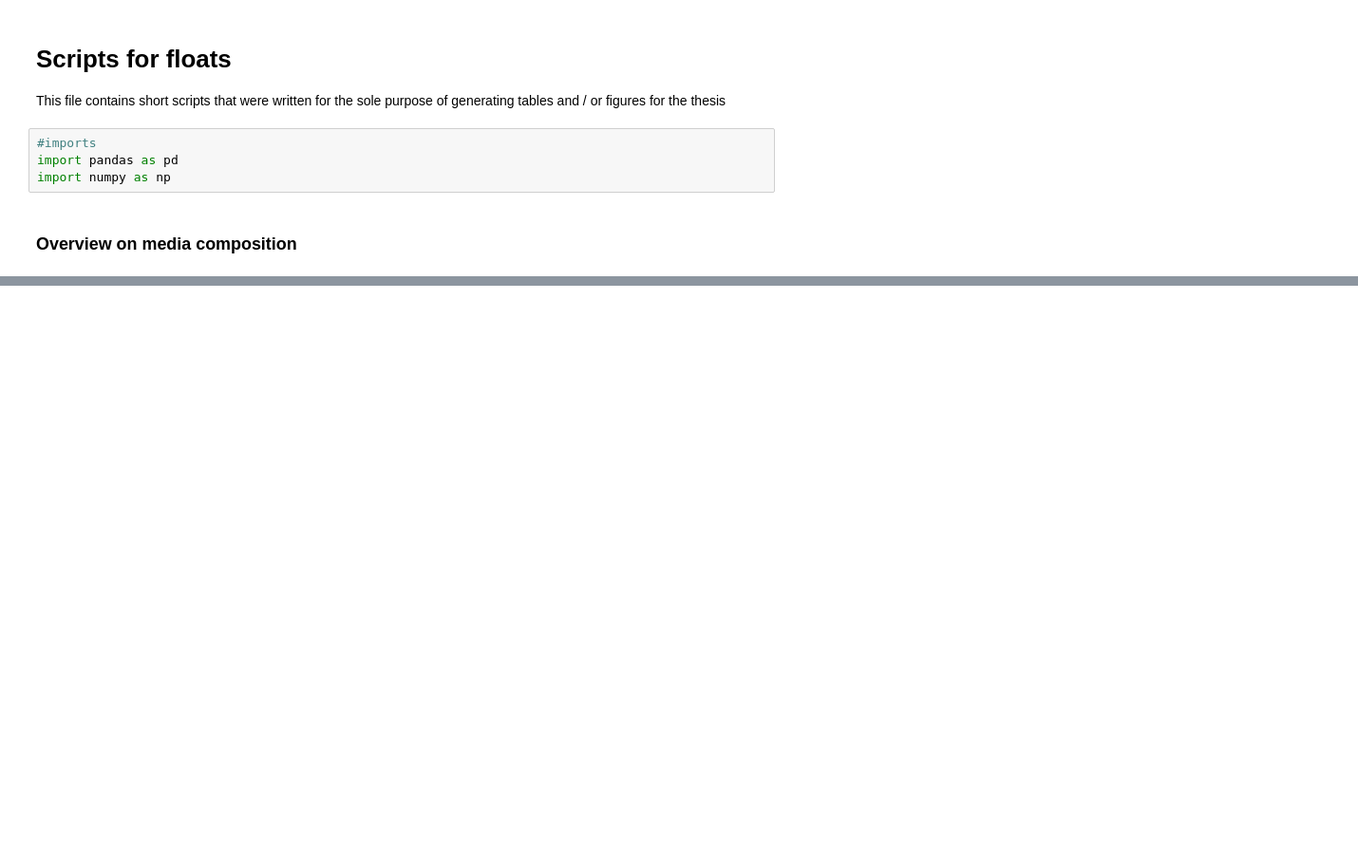
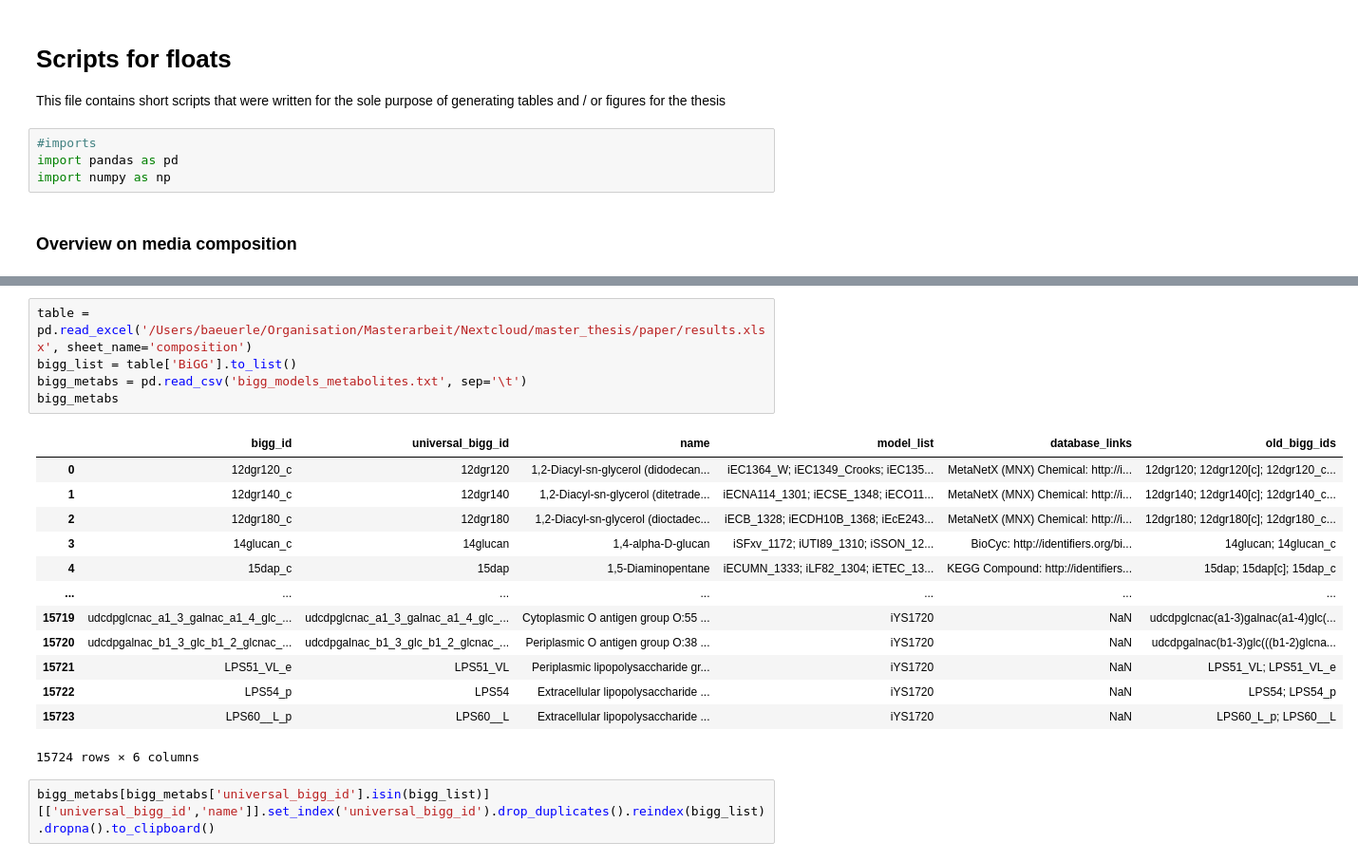
Before and after one commit to draeger-lab/C_striatum_wetlab, a Jupyter notebook: other_data/figures_tables_thesis.ipynb, the cells around one changed output, grey strips where cells are left out. Shown at 95% size. Cells and saved outputs as stored; diff of their text form; blank space fills up the shorter version.

```diff
--- a/other_data/figures_tables_thesis.ipynb
+++ b/other_data/figures_tables_thesis.ipynb
@@ -31,0 +40,21 @@ all.to_latex(index=False)
+# %%
+table = pd.read_excel('/Users/baeuerle/Organisation/Masterarbeit/Nextcloud/master_thesis/paper/results.xlsx', sheet_name='composition')
+bigg_list = table['BiGG'].to_list()
+bigg_metabs = pd.read_csv('bigg_models_metabolites.txt', sep='\t')
+bigg_metabs
+# %% [output]
+|  | bigg_id | universal_bigg_id | name | model_list | database_links | old_bigg_ids |
+| 0 | 12dgr120_c | 12dgr120 | 1,2-Diacyl-sn-glycerol (didodecan... | iEC1364_W; iEC1349_Crooks; iEC135... | MetaNetX (MNX) Chemical: http://i... | 12dgr120; 12dgr120[c]; 12dgr120_c... |
+| 1 | 12dgr140_c | 12dgr140 | 1,2-Diacyl-sn-glycerol (ditetrade... | iECNA114_1301; iECSE_1348; iECO11... | MetaNetX (MNX) Chemical: http://i... | 12dgr140; 12dgr140[c]; 12dgr140_c... |
+| 2 | 12dgr180_c | 12dgr180 | 1,2-Diacyl-sn-glycerol (dioctadec... | iECB_1328; iECDH10B_1368; iEcE243... | MetaNetX (MNX) Chemical: http://i... | 12dgr180; 12dgr180[c]; 12dgr180_c... |
+| 3 | 14glucan_c | 14glucan | 1,4-alpha-D-glucan | iSFxv_1172; iUTI89_1310; iSSON_12... | BioCyc: http://identifiers.org/bi... | 14glucan; 14glucan_c |
+| 4 | 15dap_c | 15dap | 1,5-Diaminopentane | iECUMN_1333; iLF82_1304; iETEC_13... | KEGG Compound: http://identifiers... | 15dap; 15dap[c]; 15dap_c |
+| ... | ... | ... | ... | ... | ... | ... |
+| 15719 | udcdpglcnac_a1_3_galnac_a1_4_glc_... | udcdpglcnac_a1_3_galnac_a1_4_glc_... | Cytoplasmic O antigen group O:55 ... | iYS1720 | NaN | udcdpglcnac(a1-3)galnac(a1-4)glc(... |
+| 15720 | udcdpgalnac_b1_3_glc_b1_2_glcnac_... | udcdpgalnac_b1_3_glc_b1_2_glcnac_... | Periplasmic O antigen group O:38 ... | iYS1720 | NaN | udcdpgalnac(b1-3)glc(((b1-2)glcna... |
+| 15721 | LPS51_VL_e | LPS51_VL | Periplasmic lipopolysaccharide gr... | iYS1720 | NaN | LPS51_VL; LPS51_VL_e |
+| 15722 | LPS54_p | LPS54 | Extracellular lipopolysaccharide ... | iYS1720 | NaN | LPS54; LPS54_p |
+| 15723 | LPS60__L_p | LPS60__L | Extracellular lipopolysaccharide ... | iYS1720 | NaN | LPS60_L_p; LPS60__L |
+15724 rows × 6 columns
+# %%
+bigg_metabs[bigg_metabs['universal_bigg_id'].isin(bigg_list)][['universal_bigg_id','name']].set_index('universal_bigg_id').drop_duplicates().reindex(bigg_list).dropna().to_clipboard()
```
Also changed, not shown: parts of 2 cells of this notebook, 6 other files.
